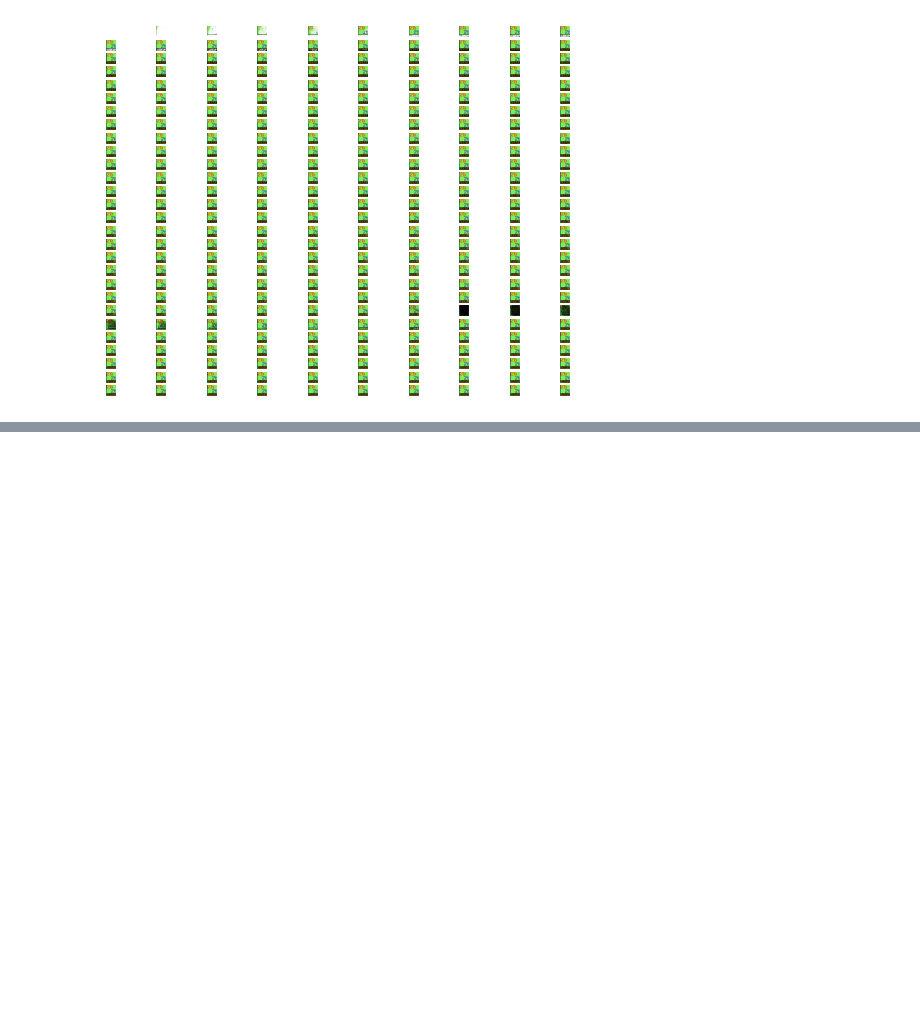
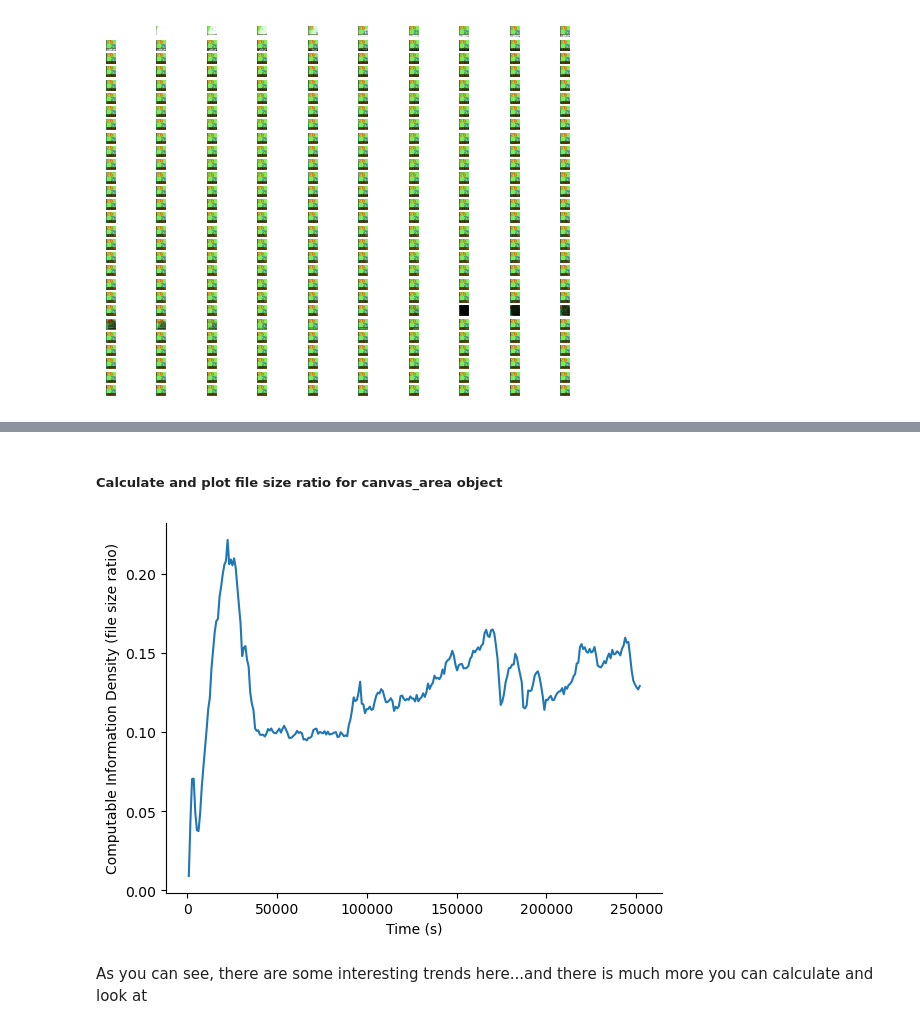
Before and after one commit to AnnieStephenson/r-place-emergence, a Jupyter notebook: tutorial.ipynb, the cells around one changed output, grey strips where cells are left out. Cells and saved outputs as stored; diff of their text form; code cells hidden in the pictures; blank space fills up the shorter version.

```diff
--- a/tutorial.ipynb
+++ b/tutorial.ipynb
@@ -66,0 +132,10 @@ rp.plot_compression(file_size_bmp, file_size_png, time_interval, total_time)
+# %% [markdown]
+##### Calculate and plot file size ratio for canvas_area object
+# %%
+file_size_bmp, file_size_png = rp.save_and_compress(canvas_area, time_inds_list_area)
+# %%
+rp.plot_compression(file_size_bmp, file_size_png, time_interval, total_time)
+# %% [output]
+[figure, added]
+# %% [markdown]
+As you can see, there are some interesting trends here...and there is much more you can calculate and look at
```
Also changed, not shown: parts of 29 cells of this notebook.
